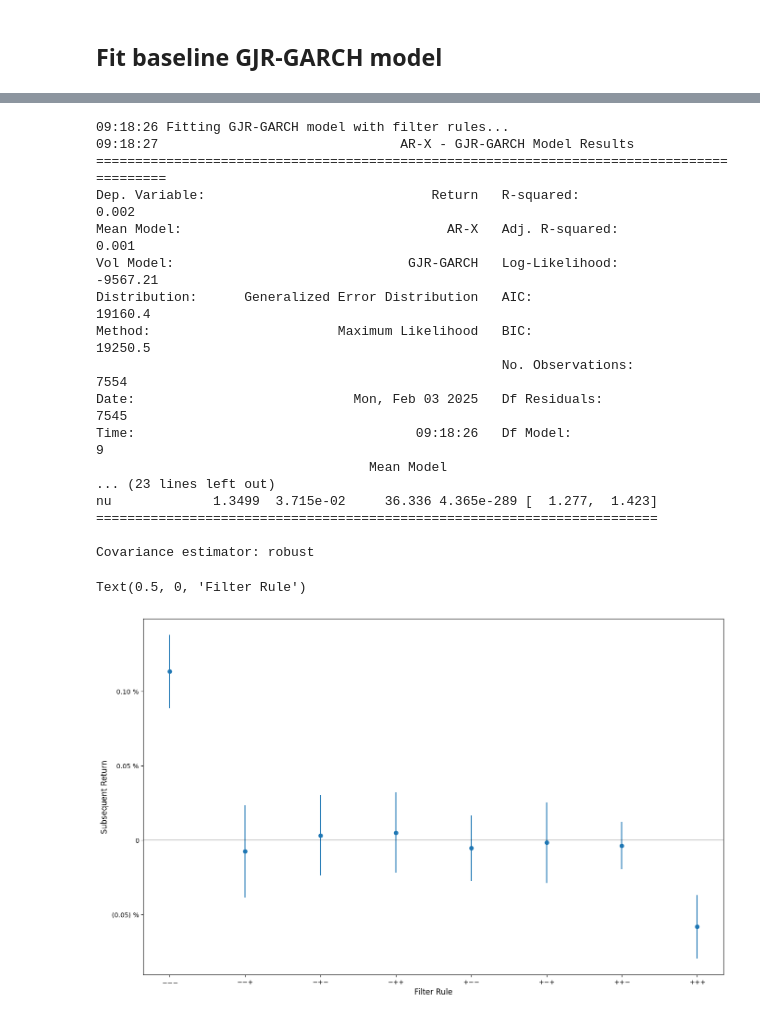
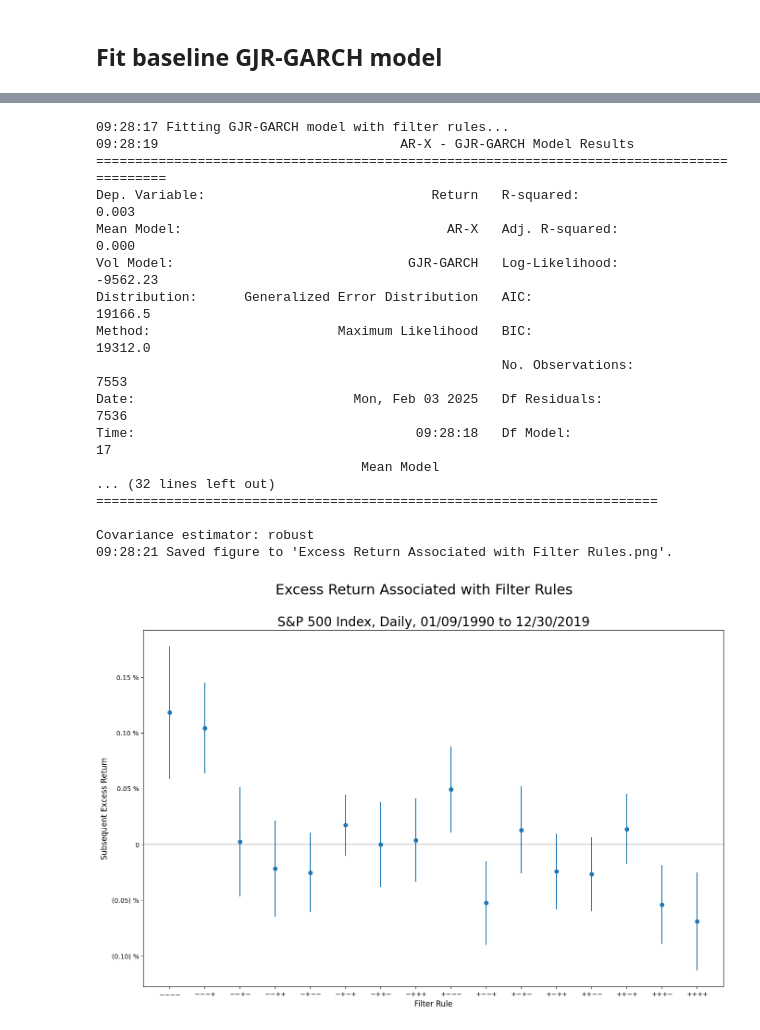
Before and after one commit to Farmhouse121/Financial-Data-Science-in-Python, a Jupyter notebook: Alphas/Filter_Rules.ipynb, the cells around one changed output, grey strips where cells are left out. Drawn from its saved outputs; the diff is of its cells as text; code cells hidden in the pictures.

```diff
--- a/Alphas/Filter_Rules.ipynb
+++ b/Alphas/Filter_Rules.ipynb
@@ -15,13 +15,13 @@ from my_library import *
 ## Get S&P 500 Index Data from Yahoo! Finance
 # %%
 nprint("Fetching data from Yahoo!...")
-data=download(ticker:='^GSPC','1990-01-02','2019-12-31',auto_adjust=True,progress=False)
+data,sname=download(ticker:='^GSPC','1990-01-02','2019-12-31',auto_adjust=True,progress=False),'S&P 500 Index'
 data.columns=data.columns.get_level_values(0)
 data.columns.name=ticker
 data.index=pd.PeriodIndex(data.index,freq='B')
 data['Return']=data['Close'].pct_change()*hundred
 
-nprint("Creating filter rule indicators with order {:d} and offset {:f}.".format(forder:=3,foffset:=data['Return'].mean()))
+nprint("Creating filter rule indicators with order {:d} and offset {:f}.".format(forder:=4,foffset:=data['Return'].mean()))
 
 data['Direction']=data['Return'].apply(lambda x: one if x>foffset else -one if x<foffset else zero)
 
@@ -95,35 +95,38 @@ Covariance estimator: robust
 # %%
 nprint("Fitting GJR-GARCH model with filter rules...")
 model=ARX(data['Return'],data[fcols:=data.columns[data.columns.str.contains('Filter')]])
 model.volatility=GARCH2(0,1,1)
 model.distribution=GeneralizedError2()
 fit=model.fit(update_freq=0,disp='off')
 nprint(fit.summary())
 coefficients=pd.DataFrame([fit.params[fcols],fit.std_err[fcols]]).T
 
 figure,plot=pl.subplots(figsize=(ten*GoldenRatio,ten))
 plot.errorbar(x:=list(map(lambda l:l.replace('Filter_','').replace('0','$-$').replace('1','$+$'),coefficients.index)),y:=coefficients['params'],ye:=coefficients['std_err'],fmt='o')
 plot.axhline(color='black',alpha=0.2)
-plot.set_ylabel('Subsequent Return',fontsize=12)
+plot.set_ylabel('Subsequent Excess Return',fontsize=12)
 plot.yaxis.set_major_formatter(PercentLabels(2))
 plot.set_xlabel('Filter Rule',fontsize=12)
+figure.suptitle(title:='Excess Return Associated with Filter Rules',fontsize=22)
+plot.set_title(subtitle:='{:s}, Daily, {:s} to {:s}'.format(sname,data.index[0].strftime("%m/%d/%Y"),data.index[-1].strftime("%m/%d/%Y")),fontsize=20)
+figure.savefig(filename:=title+'.png',dpi=300,bbox_inches='tight')
+nprint("Saved figure to '{:s}'.".format(filename))
 # %% [output]
-09:18:26 Fitting GJR-GARCH model with filter rules...
-09:18:27                               AR-X - GJR-GARCH Model Results
+09:28:17 Fitting GJR-GARCH model with filter rules...
+09:28:19                               AR-X - GJR-GARCH Model Results
 ==========================================================================================
-Dep. Variable:                             Return   R-squared:                       0.002
-Mean Model:                                  AR-X   Adj. R-squared:                  0.001
-Vol Model:                              GJR-GARCH   Log-Likelihood:               -9567.21
-Distribution:      Generalized Error Distribution   AIC:                           19160.4
-Method:                        Maximum Likelihood   BIC:                           19250.5
-                                                    No. Observations:                 7554
-Date:                            Mon, Feb 03 2025   Df Residuals:                     7545
-Time:                                    09:18:26   Df Model:                            9
-                                   Mean Model
-... (23 lines left out)
-nu             1.3499  3.715e-02     36.336 4.365e-289 [  1.277,  1.423]
+Dep. Variable:                             Return   R-squared:                       0.003
+Mean Model:                                  AR-X   Adj. R-squared:                  0.000
+Vol Model:                              GJR-GARCH   Log-Likelihood:               -9562.23
+Distribution:      Generalized Error Distribution   AIC:                           19166.5
+Method:                        Maximum Likelihood   BIC:                           19312.0
+                                                    No. Observations:                 7553
+Date:                            Mon, Feb 03 2025   Df Residuals:                     7536
+Time:                                    09:28:18   Df Model:                           17
+                                  Mean Model
+... (32 lines left out)
 ========================================================================
 
 Covariance estimator: robust
+09:28:21 Saved figure to 'Excess Return Associated with Filter Rules.png'.
-Text(0.5, 0, 'Filter Rule')
-[figure, old version]
+[figure, new version]
```
Also changed, not shown: parts of 3 cells of this notebook.
